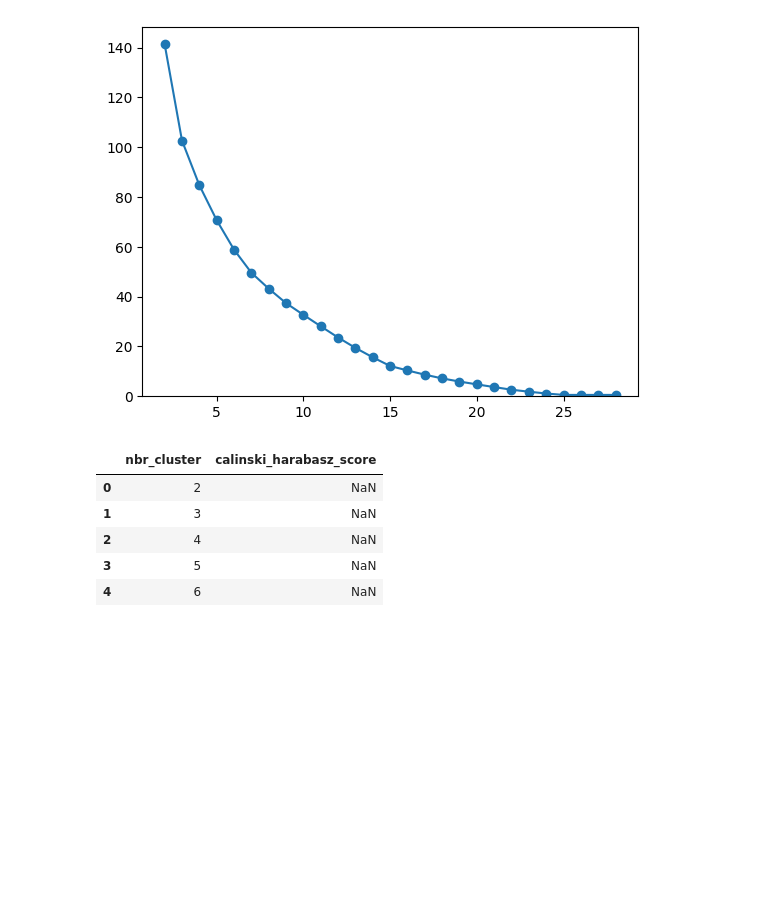
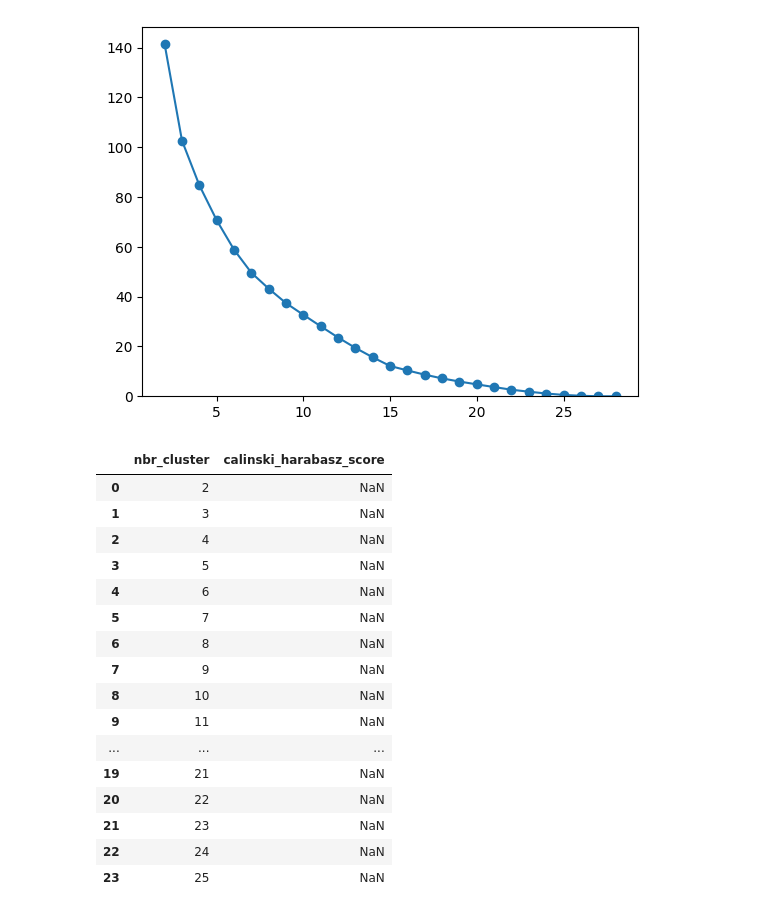
Before and after one commit to cedricguilmin/analytics_mining, a Jupyter notebook: countries_ue_complete.ipynb, the cells around one changed output. Cells and saved outputs as stored; diff of their text form; code cells hidden in the pictures; blank space fills up the shorter version.

```diff
--- a/countries_ue_complete.ipynb
+++ b/countries_ue_complete.ipynb
@@ -346,18 +359,29 @@ plt.show()
 # %% [output]
 [figure]
 # %%
-#prapre a dataframe that will hold TWSS
-max_number_cluster = min(30, countries_ue.shape[0])
+#prapre a dataframe that will hold calinski-harabasz score
+max_number_cluster = min(30, countries_ue.shape[0] - 1)
 cahadf = pd.DataFrame({
-    'nbr_cluster': range(2, 2 + max_number_cluster),
-    'calinski_harabasz_score': [np.nan] * max_number_cluster
+    'nbr_cluster': range(2, max_number_cluster),
+    'calinski_harabasz_score': [np.nan] * (max_number_cluster-2)
 })
-cahadf.head()
+cahadf
 # %% [output]
 |  | nbr_cluster | calinski_harabasz_score |
 | 0 | 2 | NaN |
 | 1 | 3 | NaN |
 | 2 | 4 | NaN |
 | 3 | 5 | NaN |
 | 4 | 6 | NaN |
+| 5 | 7 | NaN |
+| 6 | 8 | NaN |
+| 7 | 9 | NaN |
+| 8 | 10 | NaN |
+| 9 | 11 | NaN |
+| ... | ... | ... |
+| 19 | 21 | NaN |
+| 20 | 22 | NaN |
+| 21 | 23 | NaN |
+| 22 | 24 | NaN |
+| 23 | 25 | NaN |
 # %%
```
Also changed, not shown: parts of 18 cells of this notebook.
